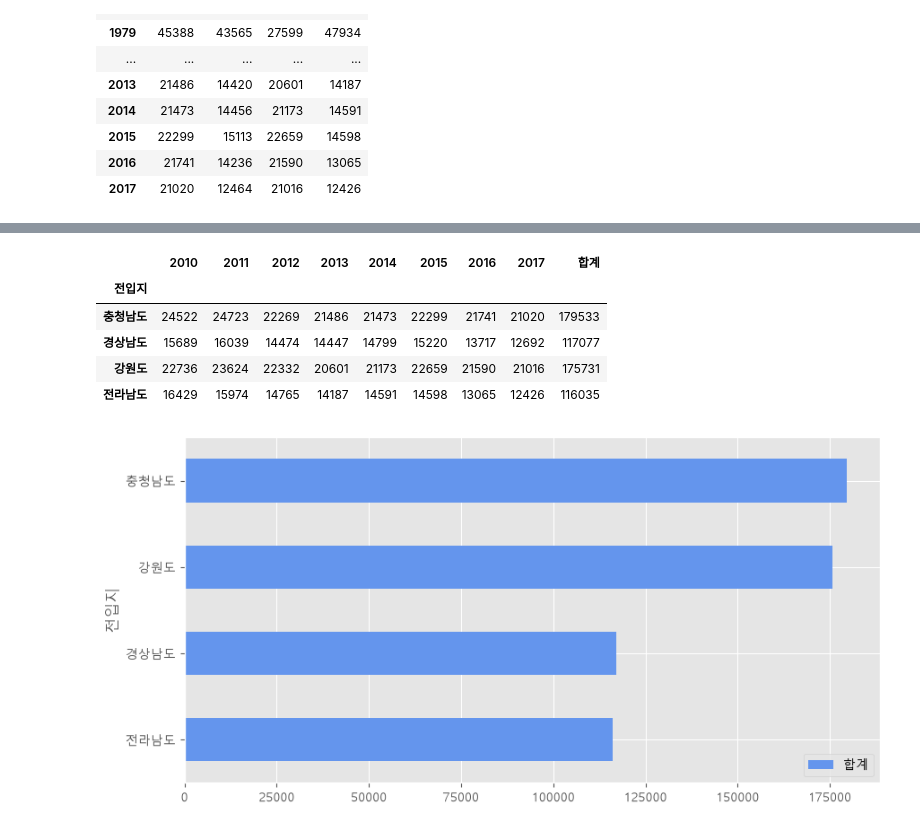
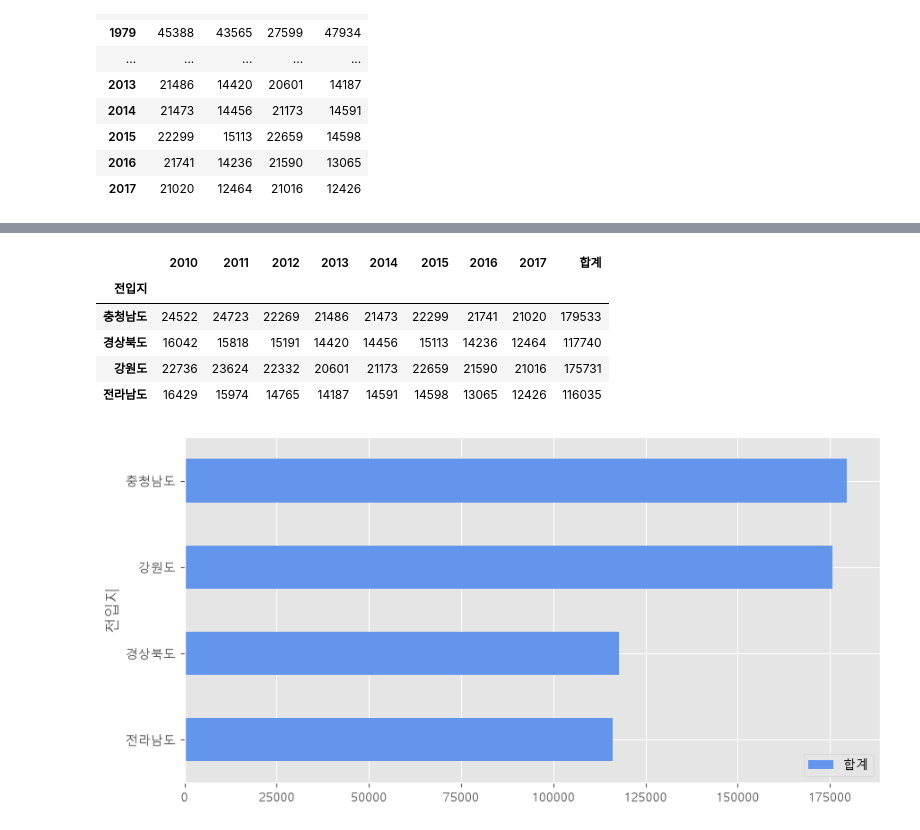
Before and after one commit to SEOWOOSANG/18_data_analytics, a Jupyter notebook: 01_matplotlib.ipynb, the cells around one changed output, grey strips where cells are left out. Cells and saved outputs as stored; diff of their text form; code cells hidden in the pictures.

```diff
--- a/01_matplotlib.ipynb
+++ b/01_matplotlib.ipynb
@@ -628,14 +628,14 @@ plt.show()
 # %%
 col_years = list(map(str, range(2010, 2018)))
-df_4 = df_seoul.loc[["충청남도", "경상남도", "강원도", "전라남도"], col_years]
+df_4 = df_seoul.loc[["충청남도", "경상북도", "강원도", "전라남도"], col_years]
 
 df_4["합계"] = df_4.sum(axis=1)
 df_4
 # %% [output]
 |  | 2010 | 2011 | 2012 | 2013 | 2014 | 2015 | 2016 | 2017 | 합계 |
 | 전입지 |  |  |  |  |  |  |  |  |  |
 | 충청남도 | 24522 | 24723 | 22269 | 21486 | 21473 | 22299 | 21741 | 21020 | 179533 |
-| 경상남도 | 15689 | 16039 | 14474 | 14447 | 14799 | 15220 | 13717 | 12692 | 117077 |
+| 경상북도 | 16042 | 15818 | 15191 | 14420 | 14456 | 15113 | 14236 | 12464 | 117740 |
 | 강원도 | 22736 | 23624 | 22332 | 20601 | 21173 | 22659 | 21590 | 21016 | 175731 |
 | 전라남도 | 16429 | 15974 | 14765 | 14187 | 14591 | 14598 | 13065 | 12426 | 116035 |
 # %%
```
Also changed, not shown: parts of 1 cell of this notebook.
